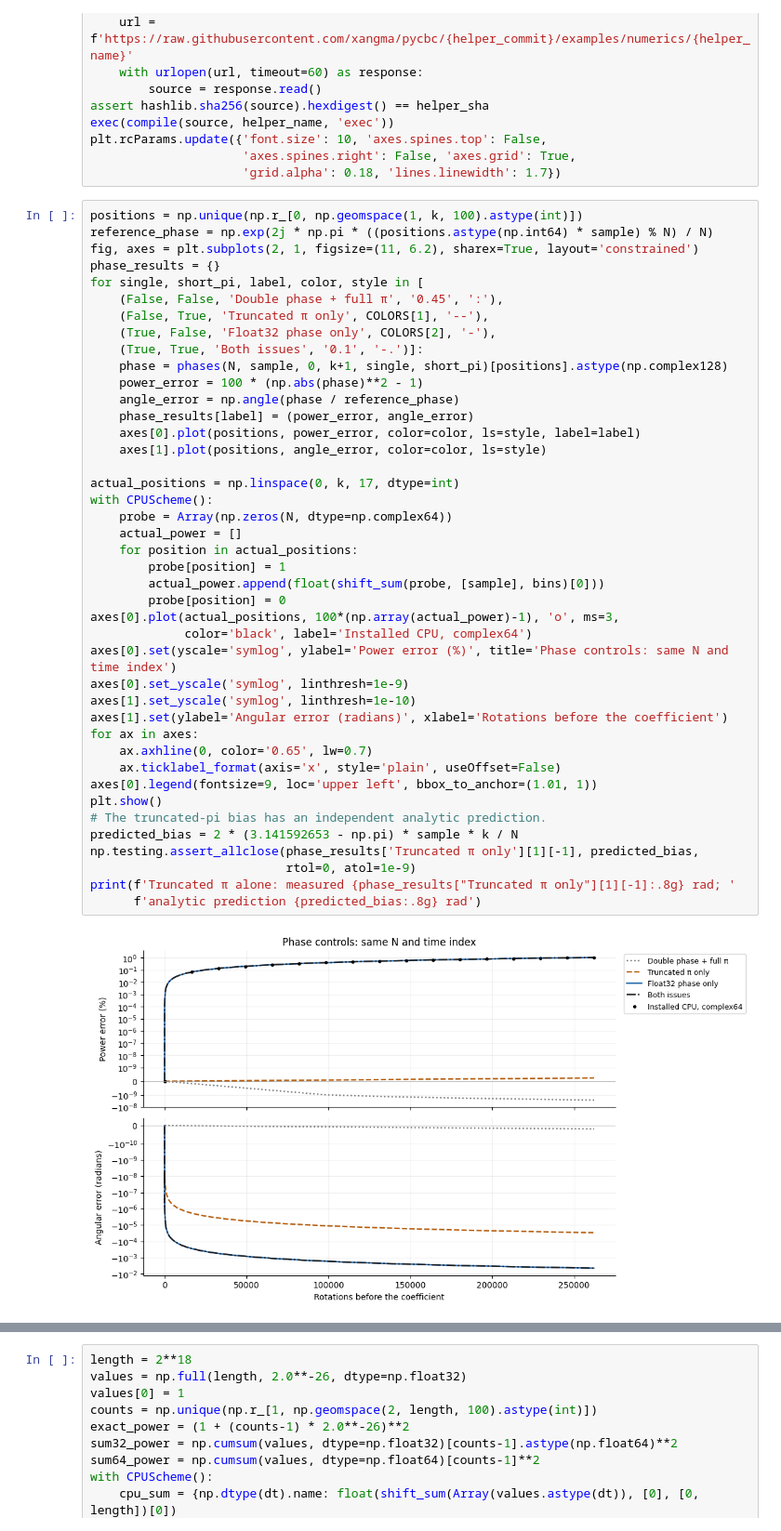
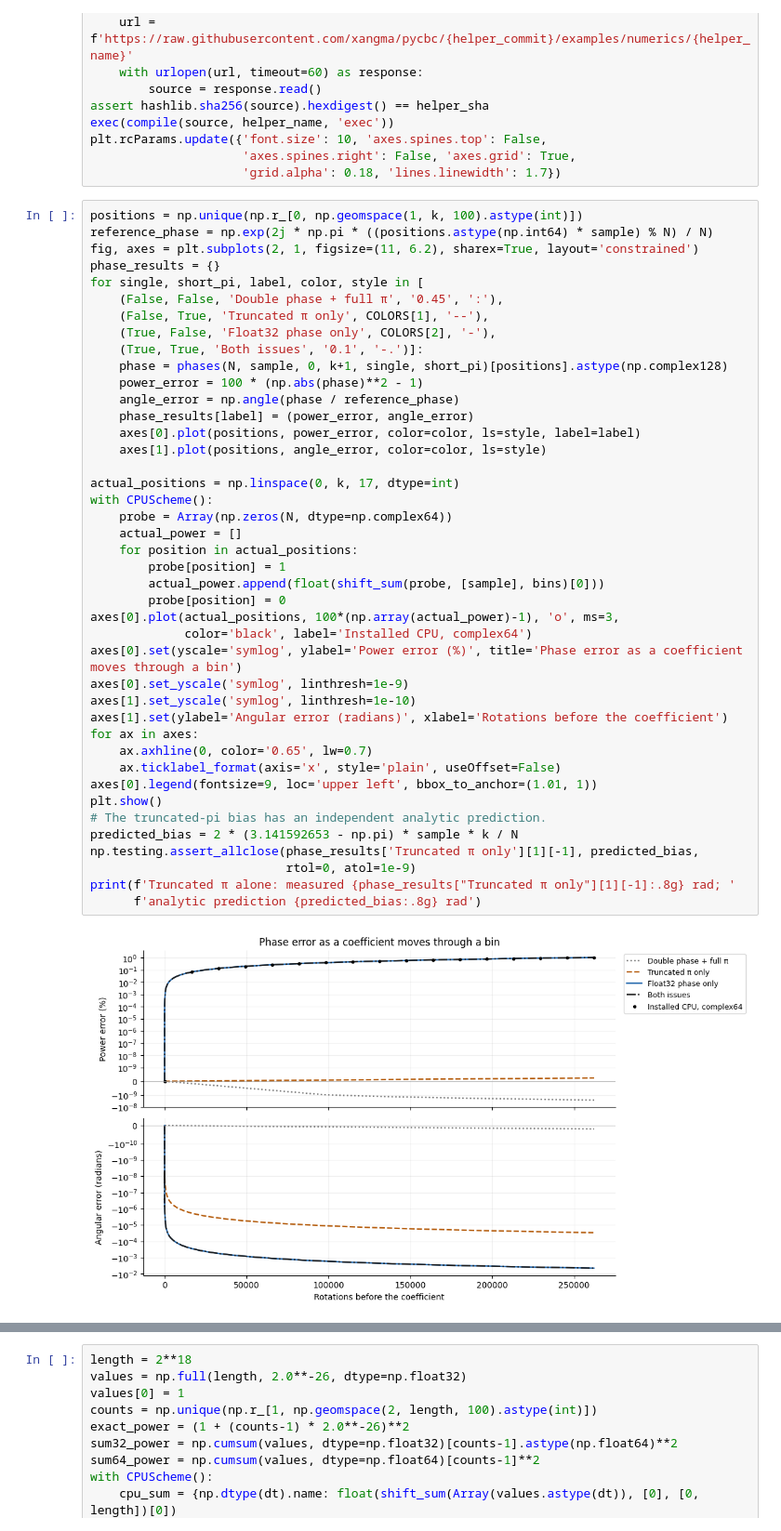
Before and after one commit to xangma/pycbc, a Jupyter notebook: examples/numerics/cpu_chisq_precision.ipynb, the cells around one changed output, grey strips where cells are left out. Shown at 93% size. Cells and saved outputs as stored; diff of their text form.

```diff
--- a/examples/numerics/cpu_chisq_precision.ipynb
+++ b/examples/numerics/cpu_chisq_precision.ipynb
@@ -93,33 +130,33 @@ for single, short_pi, label, color, style in [
     angle_error = np.angle(phase / reference_phase)
     phase_results[label] = (power_error, angle_error)
     axes[0].plot(positions, power_error, color=color, ls=style, label=label)
     axes[1].plot(positions, angle_error, color=color, ls=style)
 
 actual_positions = np.linspace(0, k, 17, dtype=int)
 with CPUScheme():
     probe = Array(np.zeros(N, dtype=np.complex64))
     actual_power = []
     for position in actual_positions:
         probe[position] = 1
         actual_power.append(float(shift_sum(probe, [sample], bins)[0]))
         probe[position] = 0
 axes[0].plot(actual_positions, 100*(np.array(actual_power)-1), 'o', ms=3,
              color='black', label='Installed CPU, complex64')
-axes[0].set(yscale='symlog', ylabel='Power error (%)', title='Phase controls: same N and time index')
+axes[0].set(yscale='symlog', ylabel='Power error (%)', title='Phase error as a coefficient moves through a bin')
 axes[0].set_yscale('symlog', linthresh=1e-9)
 axes[1].set_yscale('symlog', linthresh=1e-10)
 axes[1].set(ylabel='Angular error (radians)', xlabel='Rotations before the coefficient')
 for ax in axes:
     ax.axhline(0, color='0.65', lw=0.7)
     ax.ticklabel_format(axis='x', style='plain', useOffset=False)
 axes[0].legend(fontsize=9, loc='upper left', bbox_to_anchor=(1.01, 1))
 plt.show()
 # The truncated-pi bias has an independent analytic prediction.
 predicted_bias = 2 * (3.141592653 - np.pi) * sample * k / N
 np.testing.assert_allclose(phase_results['Truncated π only'][1][-1], predicted_bias,
                            rtol=0, atol=1e-9)
 print(f'Truncated π alone: measured {phase_results["Truncated π only"][1][-1]:.8g} rad; '
       f'analytic prediction {predicted_bias:.8g} rad')
 # %% [output]
-[figure, old version]
+[figure, new version]
 Truncated π alone: measured -2.9489538e-05 rad; analytic prediction -2.9489543e-05 rad
```
Also changed, not shown: parts of 10 cells of this notebook, 3 other files.
